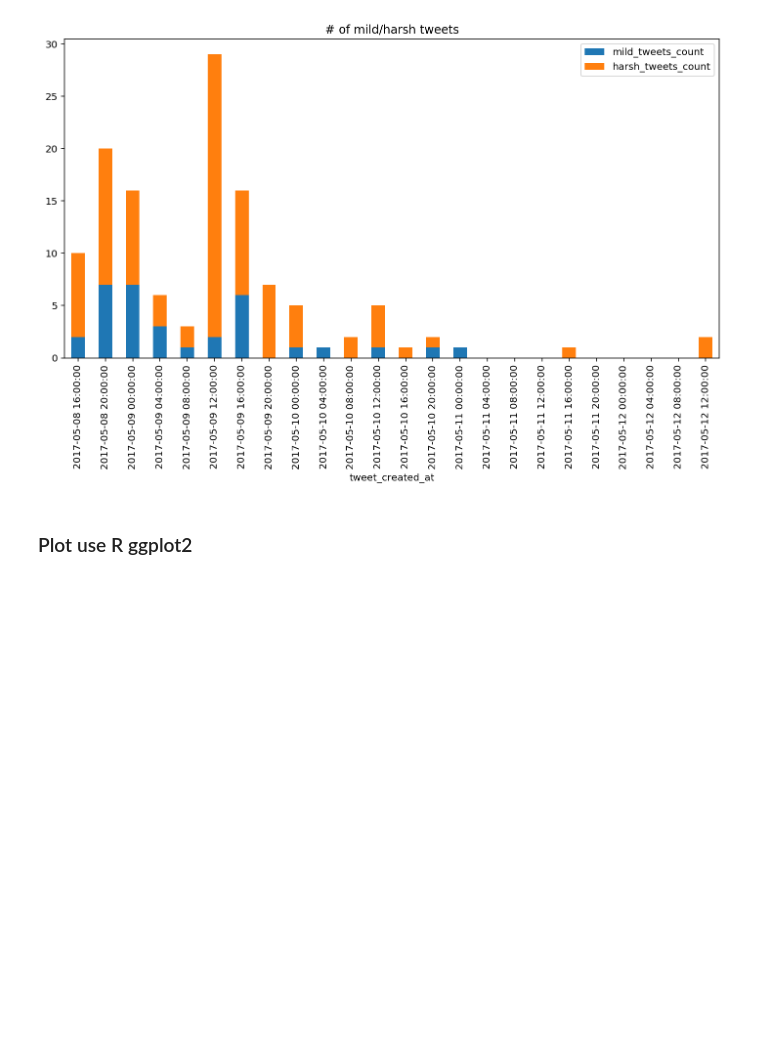
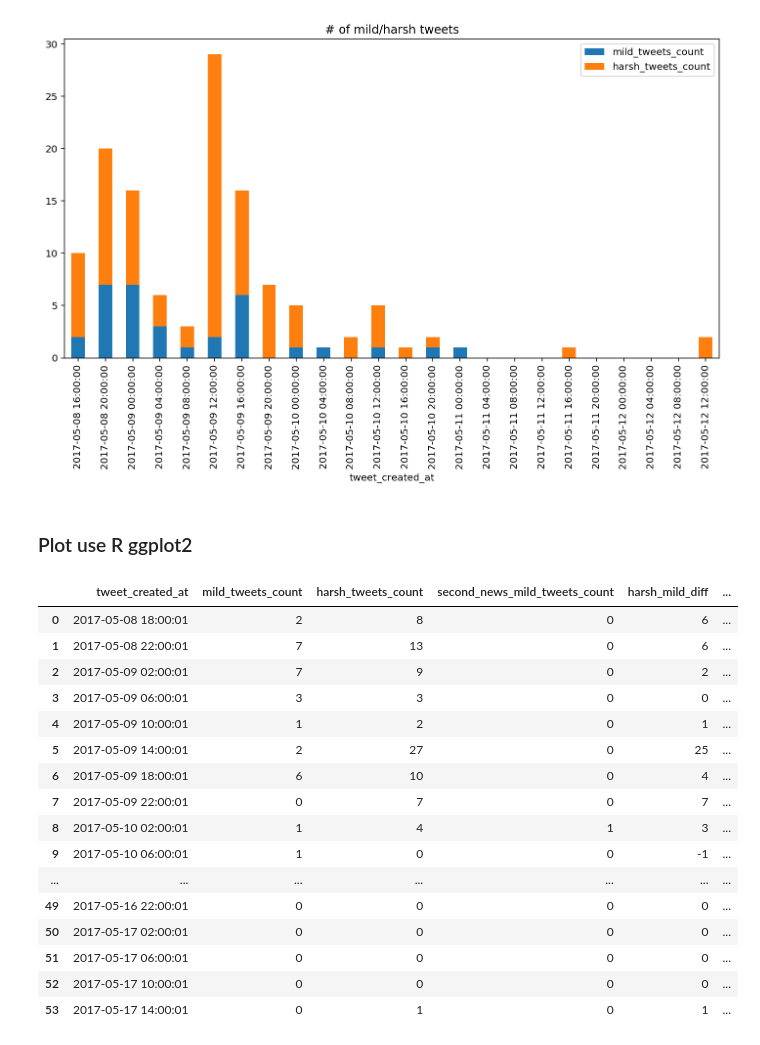
Before and after one commit to dahengwang0705/cross_media_affect_analysis, a Jupyter notebook: develop/20171024-daheng-prepare_ibm_tweets_news_data.ipynb, the cells around one changed output. Cells and saved outputs as stored; diff of their text form; code cells hidden in the pictures; blank space fills up the shorter version.

```diff
--- a/develop/20171024-daheng-prepare_ibm_tweets_news_data.ipynb
+++ b/develop/20171024-daheng-prepare_ibm_tweets_news_data.ipynb
@@ -755,11 +773,13 @@ if 1 == 1:
     '''
     mild_tweets_df = test_tweets_df[(test_tweets_df['tweet_news'] == 1) & (test_tweets_df['tweet_sentiment'] == 2)]
     harsh_tweets_df = test_tweets_df[(test_tweets_df['tweet_news'] == 1) & (test_tweets_df['tweet_sentiment'] == 3)]
+    second_news_mild_tweets_df = test_tweets_df[(test_tweets_df['tweet_news'] == 2) & (test_tweets_df['tweet_sentiment'] == 2)]
 
     mild_tweets_bin_count = mild_tweets_df['tweet_index'].resample('4H', label='start', loffset='2H 1S').count().rename('mild_tweets_count')
     harsh_tweets_bin_count = harsh_tweets_df['tweet_index'].resample('4H', label='start', loffset='2H 1S').count().rename('harsh_tweets_count')
+    second_news_mild_tweets_bin_count = second_news_mild_tweets_df['tweet_index'].resample('4H', label='start', loffset='2H 1S').count().rename('second_news_mild_tweets_count')
 
-    tweets_count = pd.concat([mild_tweets_bin_count, harsh_tweets_bin_count], axis=1)
+    tweets_count = pd.concat([mild_tweets_bin_count, harsh_tweets_bin_count, second_news_mild_tweets_bin_count], axis=1)
 
     '''
     Misc operations
@@ -772,6 +792,10 @@ if 1 == 1:
 
     tweets_count['mild_tweets_count_neg'] = - tweets_count['mild_tweets_count']
 
+    tweets_count['second_news_mild_tweets_count'] = tweets_count['second_news_mild_tweets_count'].astype(int)
+
+    tweets_count['second_news_mild_tweets_count_neg'] = - tweets_count['second_news_mild_tweets_count']
+
     tweets_count.reset_index(drop=False, inplace=True)
 
     tweets_r_df = tweets_count
@@ -836,0 +802,20 @@ ggsave('./fig/ibm_joke_or_not.png', plt, height=5, width=5, dpi=200)
+# %%
+tweets_r_df
+# %% [output]
+|  | tweet_created_at | mild_tweets_count | harsh_tweets_count | second_news_mild_tweets_count | harsh_mild_diff | ... |
+| 0 | 2017-05-08 18:00:01 | 2 | 8 | 0 | 6 | ... |
+| 1 | 2017-05-08 22:00:01 | 7 | 13 | 0 | 6 | ... |
+| 2 | 2017-05-09 02:00:01 | 7 | 9 | 0 | 2 | ... |
+| 3 | 2017-05-09 06:00:01 | 3 | 3 | 0 | 0 | ... |
+| 4 | 2017-05-09 10:00:01 | 1 | 2 | 0 | 1 | ... |
+| 5 | 2017-05-09 14:00:01 | 2 | 27 | 0 | 25 | ... |
+| 6 | 2017-05-09 18:00:01 | 6 | 10 | 0 | 4 | ... |
+| 7 | 2017-05-09 22:00:01 | 0 | 7 | 0 | 7 | ... |
+| 8 | 2017-05-10 02:00:01 | 1 | 4 | 1 | 3 | ... |
+| 9 | 2017-05-10 06:00:01 | 1 | 0 | 0 | -1 | ... |
+| ... | ... | ... | ... | ... | ... | ... |
+| 49 | 2017-05-16 22:00:01 | 0 | 0 | 0 | 0 | ... |
+| 50 | 2017-05-17 02:00:01 | 0 | 0 | 0 | 0 | ... |
+| 51 | 2017-05-17 06:00:01 | 0 | 0 | 0 | 0 | ... |
+| 52 | 2017-05-17 10:00:01 | 0 | 0 | 0 | 0 | ... |
+| 53 | 2017-05-17 14:00:01 | 0 | 1 | 0 | 1 | ... |
```
Also changed, not shown: parts of 4 cells of this notebook, 1 other file.
